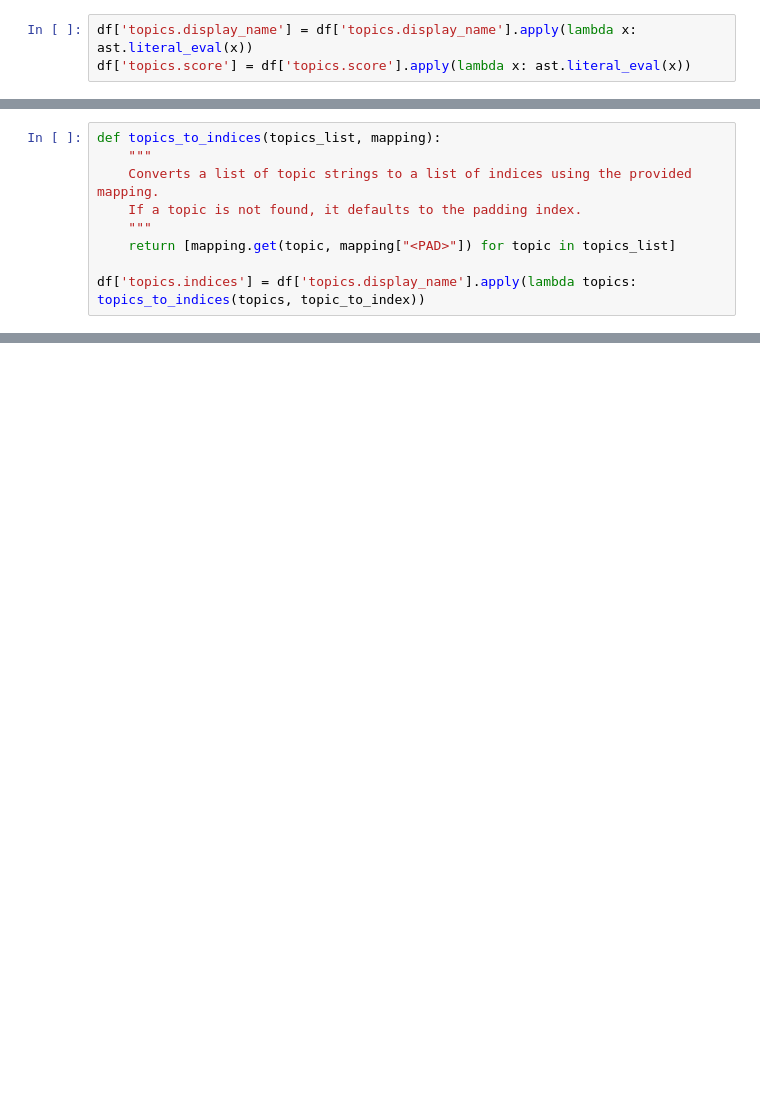
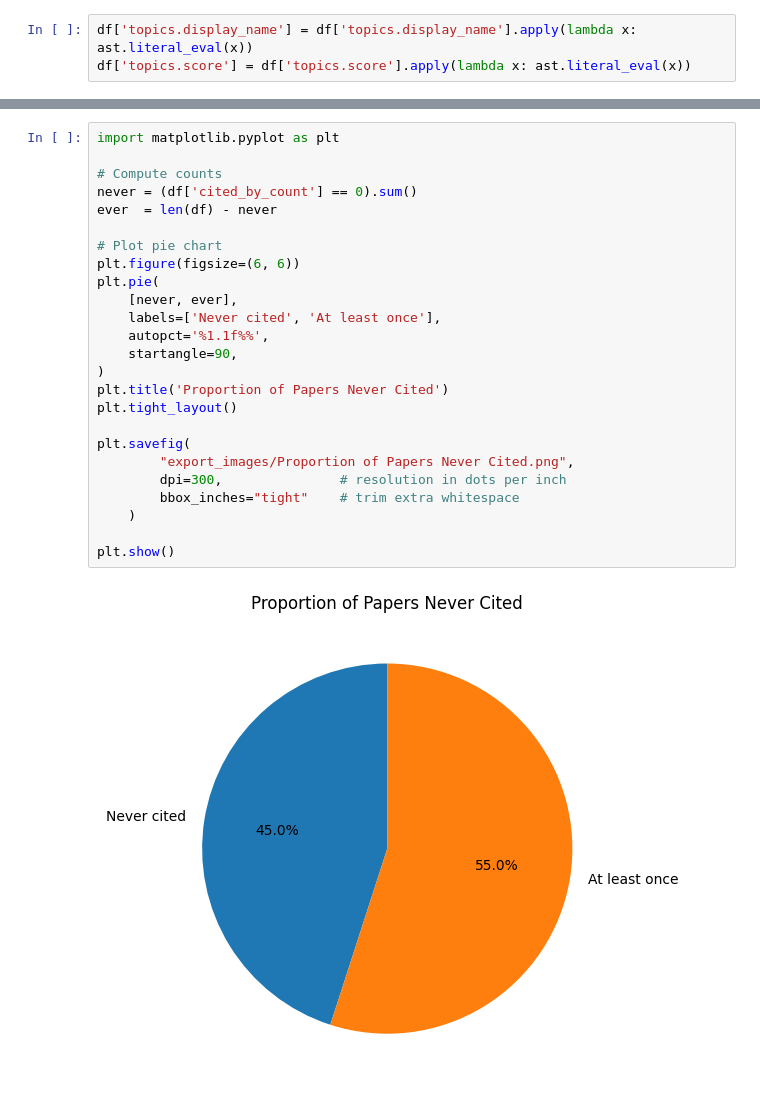
Before and after one commit to pp-monika/fair-bibliography-discovery-reinforcement-learning, a Jupyter notebook: src/scratch.ipynb, the cells around one changed output, grey strips where cells are left out. Cells and saved outputs as stored; diff of their text form; blank space fills up the shorter version.

```diff
--- a/src/scratch.ipynb
+++ b/src/scratch.ipynb
@@ -65,9 +30,0 @@ topic_to_index = {topic: idx for idx, topic in enumerate(sorted(set(df['topics.d
-# %%
-def topics_to_indices(topics_list, mapping):
-    """
-    Converts a list of topic strings to a list of indices using the provided mapping.
-    If a topic is not found, it defaults to the padding index.
-    """
-    return [mapping.get(topic, mapping["<PAD>"]) for topic in topics_list]
-
-df['topics.indices'] = df['topics.display_name'].apply(lambda topics: topics_to_indices(topics, topic_to_index))
@@ -73,0 +43,27 @@ df['topics.indices'] = df['topics.display_name'].apply(lambda topics: topics_to_
+# %%
+import matplotlib.pyplot as plt
+
+# Compute counts
+never = (df['cited_by_count'] == 0).sum()
+ever  = len(df) - never
+
+# Plot pie chart
+plt.figure(figsize=(6, 6))
+plt.pie(
+    [never, ever],
+    labels=['Never cited', 'At least once'],
+    autopct='%1.1f%%',
+    startangle=90,
+)
+plt.title('Proportion of Papers Never Cited')
+plt.tight_layout()
+
+plt.savefig(
+        "export_images/Proportion of Papers Never Cited.png",
+        dpi=300,               # resolution in dots per inch
+        bbox_inches="tight"    # trim extra whitespace
+    )
+
+plt.show()
+# %% [output]
+[figure, added]
```
Also changed, not shown: parts of 28 cells of this notebook, 6 other files.
